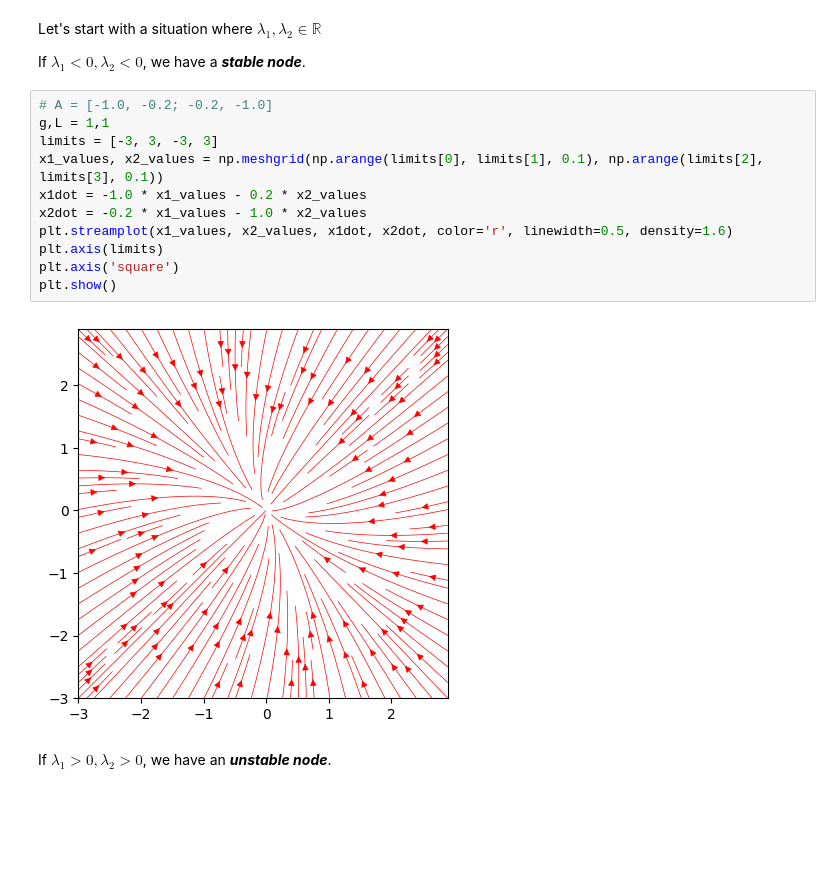
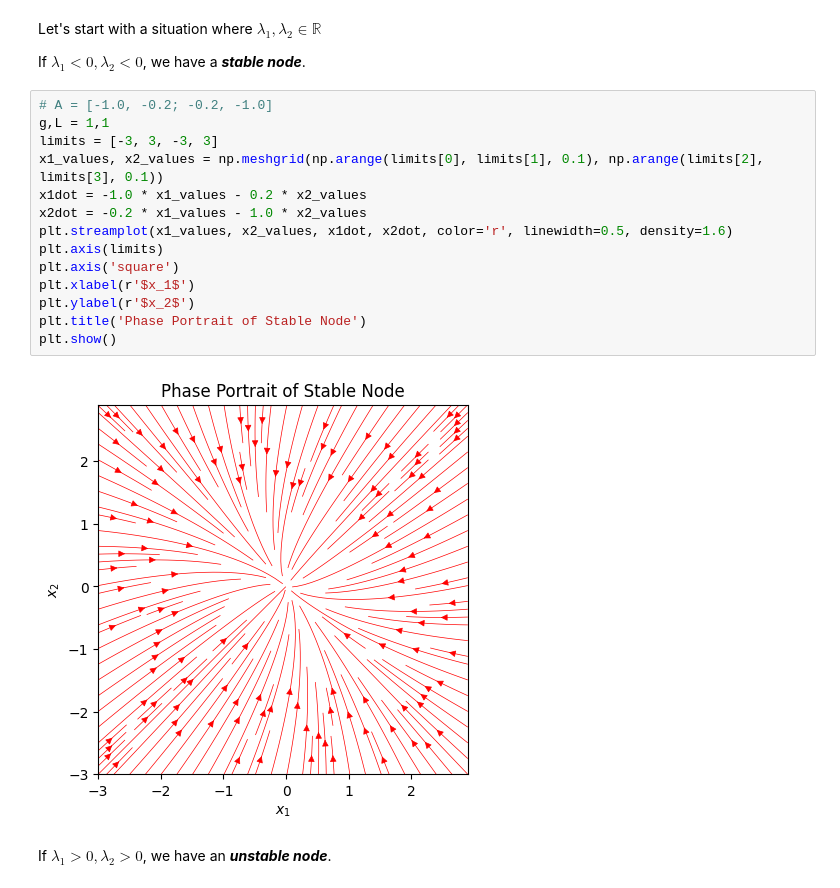
Before and after one commit to Nonlinear-Control-EMAE-485/EMAE485-lectures, a Jupyter notebook: demos/second_order_dynamics.ipynb, the cells around one changed output. Drawn from its saved outputs; the diff is of its cells as text; blank space fills up the shorter version.

```diff
--- a/demos/second_order_dynamics.ipynb
+++ b/demos/second_order_dynamics.ipynb
@@ -56,16 +62,19 @@ If $\lambda_1 < 0, \lambda_2 < 0$, we have a ***stable node***.
 # %%
 # A = [-1.0, -0.2; -0.2, -1.0]
 g,L = 1,1
 limits = [-3, 3, -3, 3]
 x1_values, x2_values = np.meshgrid(np.arange(limits[0], limits[1], 0.1), np.arange(limits[2], limits[3], 0.1))
 x1dot = -1.0 * x1_values - 0.2 * x2_values
 x2dot = -0.2 * x1_values - 1.0 * x2_values
 plt.streamplot(x1_values, x2_values, x1dot, x2dot, color='r', linewidth=0.5, density=1.6)
 plt.axis(limits)
 plt.axis('square')
+plt.xlabel(r'$x_1$')
+plt.ylabel(r'$x_2$')
+plt.title('Phase Portrait of Stable Node')
 plt.show()
 # %% [output]
-[figure, old version]
+[figure, new version]
 # %% [markdown]
 If $\lambda_1 > 0, \lambda_2 > 0$, we have an ***unstable node***.
 # %%
```
Also changed, not shown: parts of 9 cells of this notebook, 1 other file.
